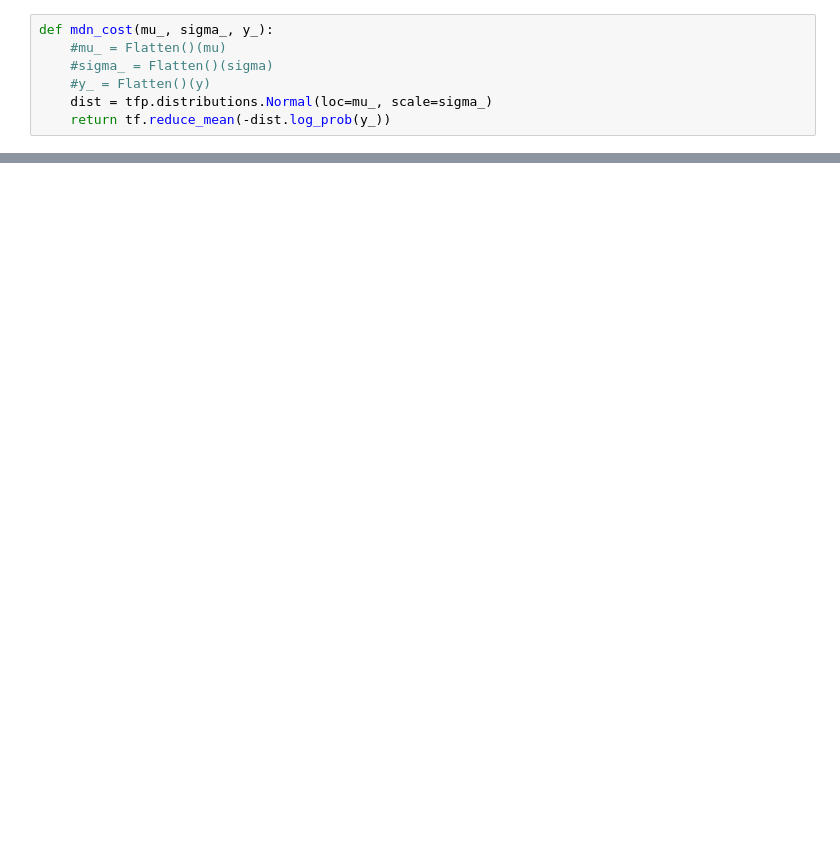
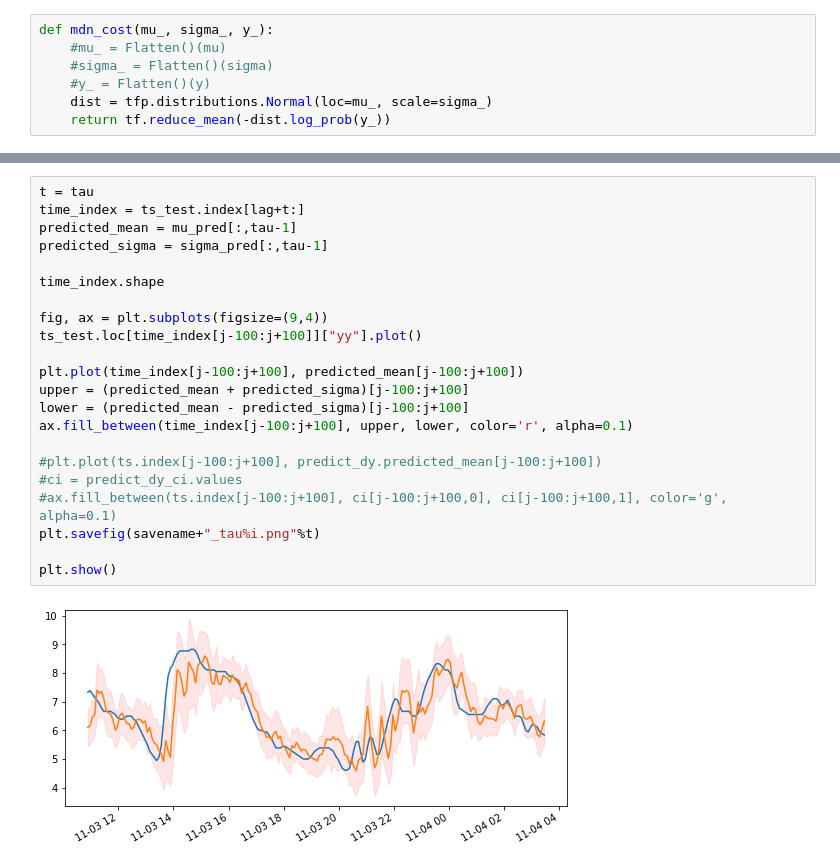
Before and after one commit to rickardbrannvall/valborg, a Jupyter notebook: model_3_neural.ipynb, the cells around one changed output, grey strips where cells are left out. Drawn from its saved outputs; the diff is of its cells as text; blank space fills up the shorter version.

```diff
--- a/model_3_neural.ipynb
+++ b/model_3_neural.ipynb
@@ -222,0 +226,24 @@ plt.show()
+# %%
+t = tau
+time_index = ts_test.index[lag+t:]
+predicted_mean = mu_pred[:,tau-1]
+predicted_sigma = sigma_pred[:,tau-1]
+
+time_index.shape
+
+fig, ax = plt.subplots(figsize=(9,4))
+ts_test.loc[time_index[j-100:j+100]]["yy"].plot()
+
+plt.plot(time_index[j-100:j+100], predicted_mean[j-100:j+100])
+upper = (predicted_mean + predicted_sigma)[j-100:j+100]
+lower = (predicted_mean - predicted_sigma)[j-100:j+100]
+ax.fill_between(time_index[j-100:j+100], upper, lower, color='r', alpha=0.1)
+
+#plt.plot(ts.index[j-100:j+100], predict_dy.predicted_mean[j-100:j+100])
+#ci = predict_dy_ci.values
+#ax.fill_between(ts.index[j-100:j+100], ci[j-100:j+100,0], ci[j-100:j+100,1], color='g', alpha=0.1)
+plt.savefig(savename+"_tau%i.png"%t)
+
+plt.show()
+# %% [output]
+[figure, added]
```
Also changed, not shown: parts of 14 cells of this notebook, 2 other files.
